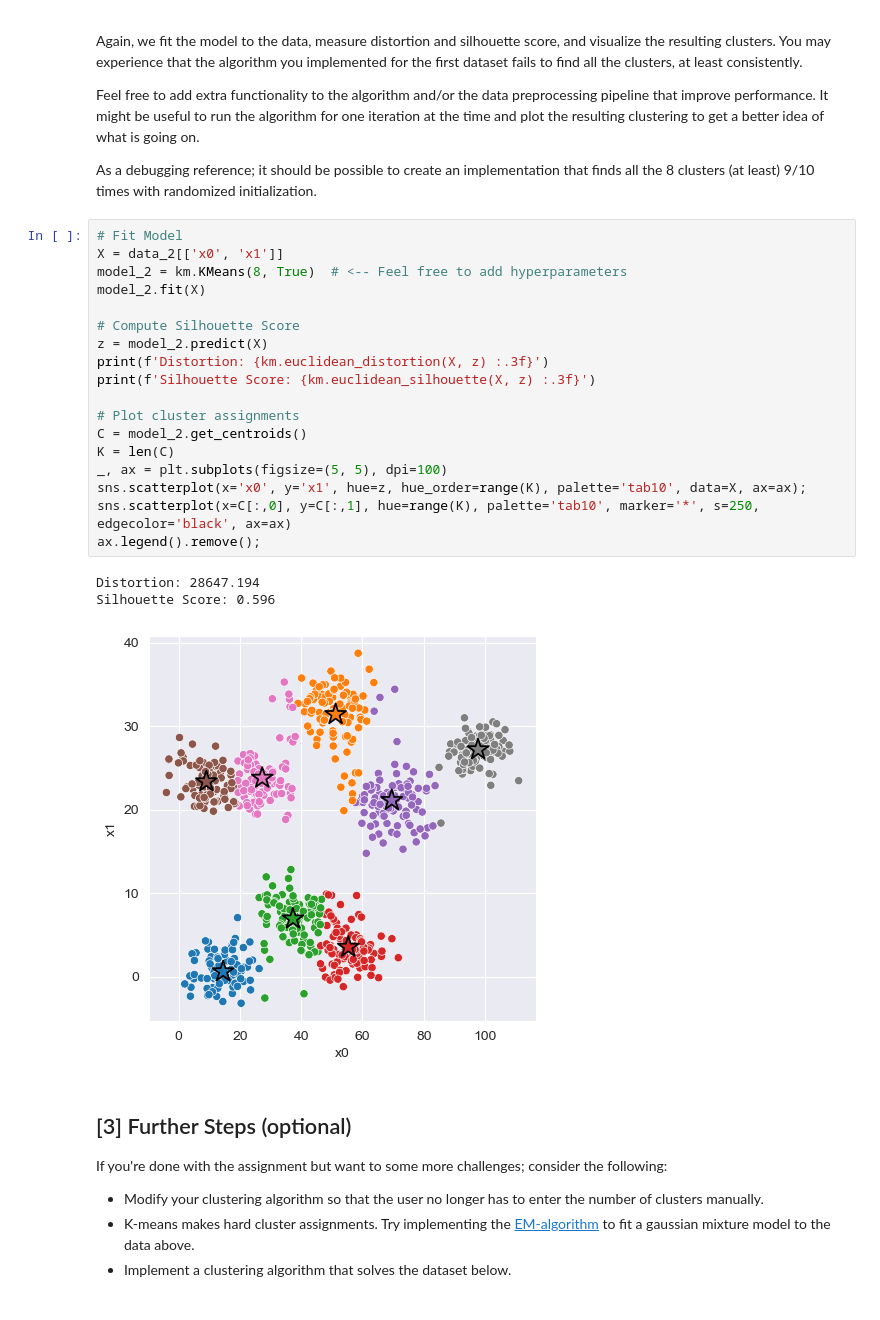
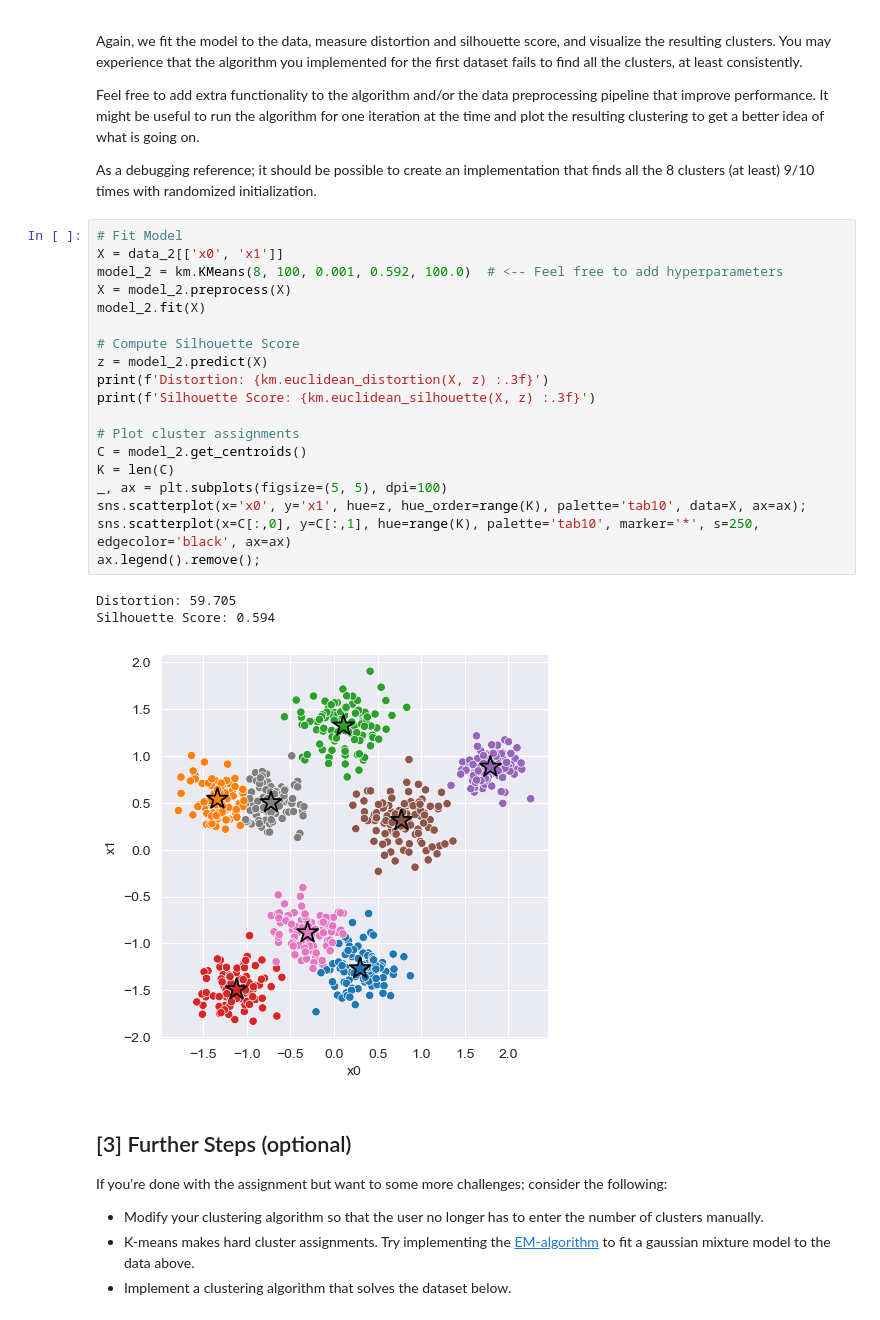
Before and after one commit to eirivarn/Machine_Learning_Intro, a Jupyter notebook: k_means/experiment.ipynb, the cells around one changed output. Drawn from its saved outputs; the diff is of its cells as text.

Commit message:
Improved KMeans

```diff
--- a/k_means/experiment.ipynb
+++ b/k_means/experiment.ipynb
@@ -127,25 +127,26 @@ As a debugging reference; it should be possible to create an implementation that
 # %%
 # Fit Model
 X = data_2[['x0', 'x1']]
-model_2 = km.KMeans(8, True)  # <-- Feel free to add hyperparameters
+model_2 = km.KMeans(8, 100, 0.001, 0.592, 100.0)  # <-- Feel free to add hyperparameters
+X = model_2.preprocess(X)
 model_2.fit(X)
 
 # Compute Silhouette Score
 z = model_2.predict(X)
 print(f'Distortion: {km.euclidean_distortion(X, z) :.3f}')
 print(f'Silhouette Score: {km.euclidean_silhouette(X, z) :.3f}')
 
 # Plot cluster assignments
 C = model_2.get_centroids()
 K = len(C)
 _, ax = plt.subplots(figsize=(5, 5), dpi=100)
 sns.scatterplot(x='x0', y='x1', hue=z, hue_order=range(K), palette='tab10', data=X, ax=ax);
 sns.scatterplot(x=C[:,0], y=C[:,1], hue=range(K), palette='tab10', marker='*', s=250, edgecolor='black', ax=ax)
 ax.legend().remove();
 # %% [output]
-Distortion: 28647.194
-Silhouette Score: 0.596
+Distortion: 59.705
+Silhouette Score: 0.594
-[figure, old version]
+[figure, new version]
 # %% [markdown]
 ## [3] Further Steps (optional)
 
```
Also changed, not shown: parts of 1 cell of this notebook, 4 other files.
